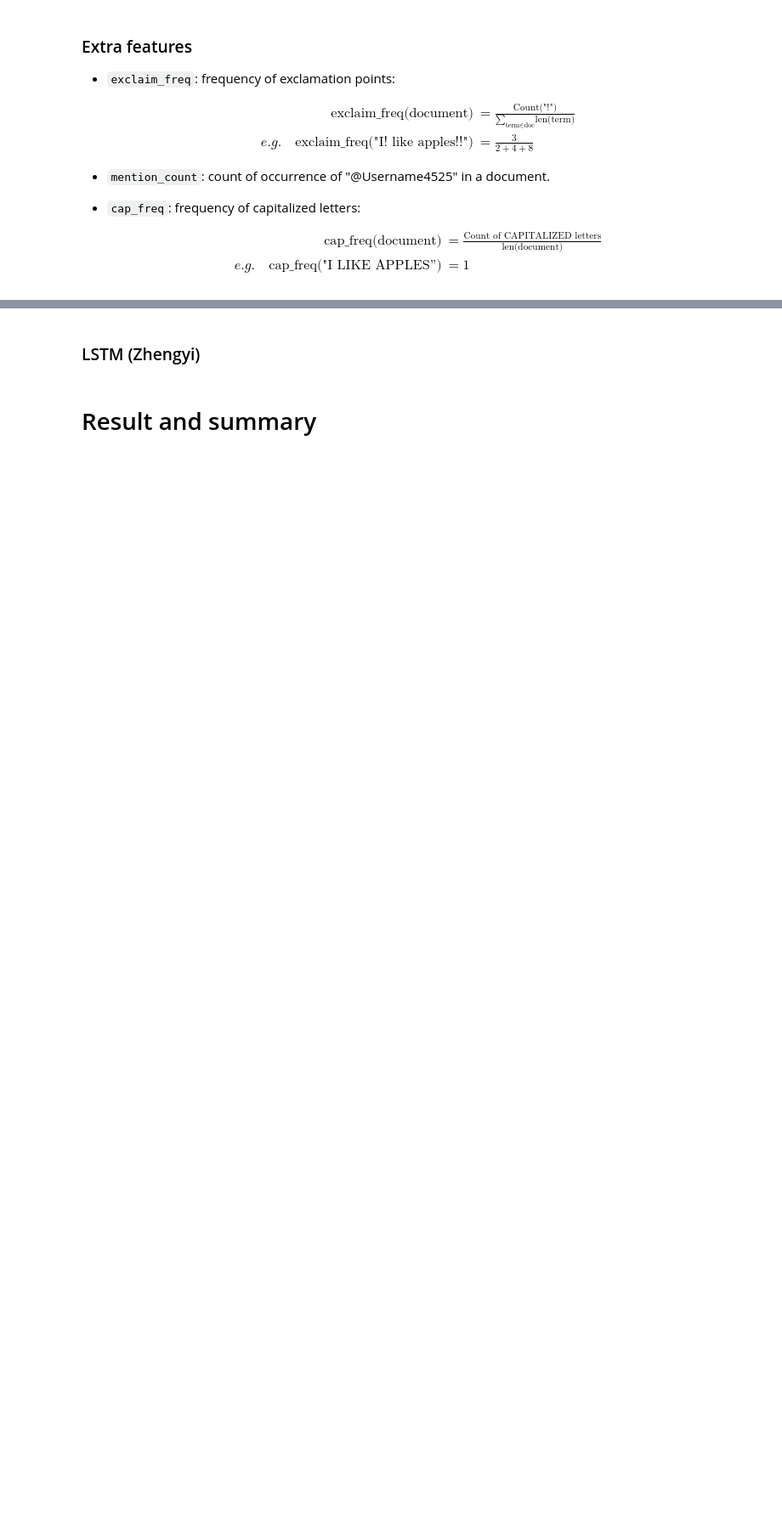
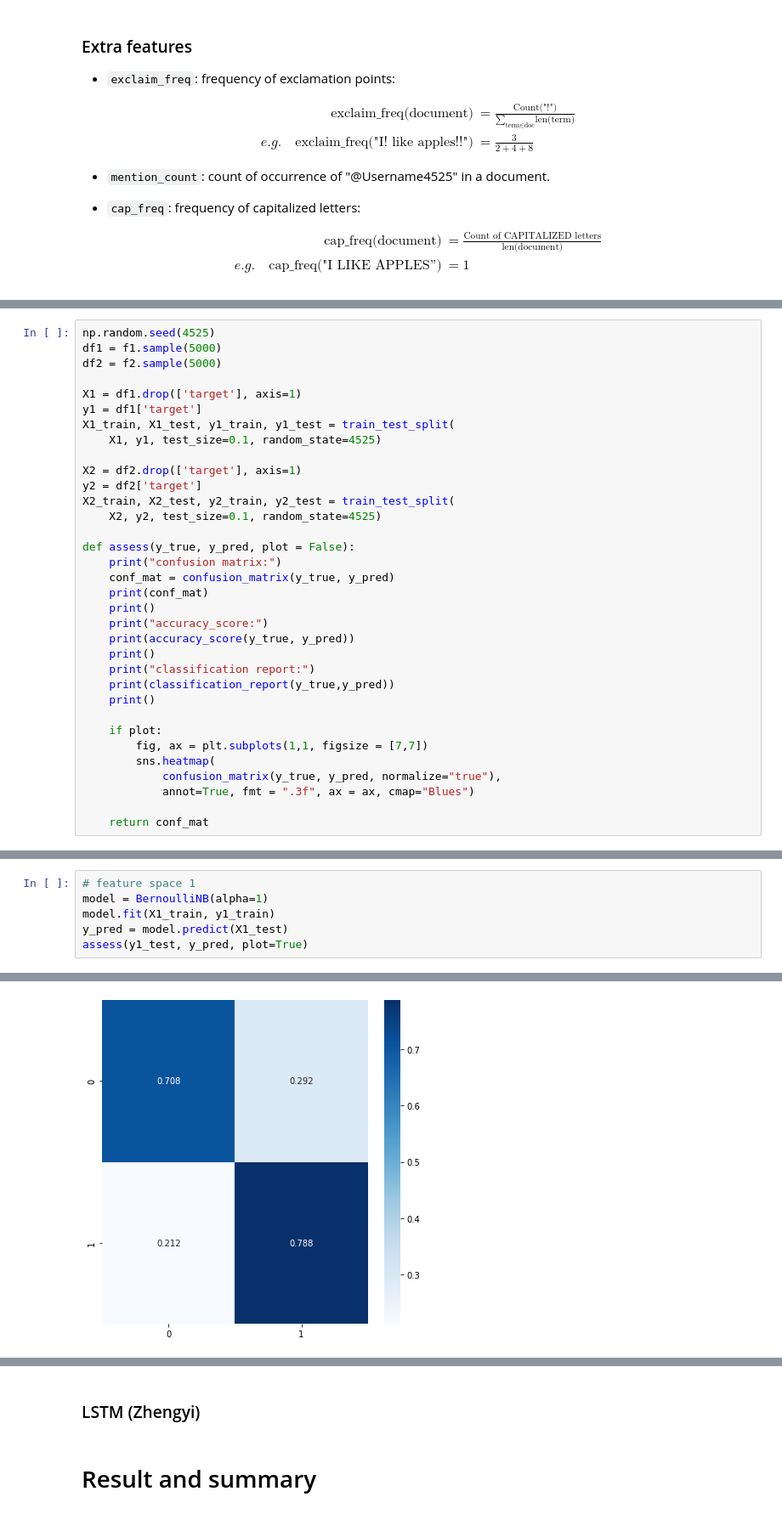
Before and after one commit to rl3279/twitter_sentiment_analysis, a Jupyter notebook: presentation.ipynb, the cells around one changed output, grey strips where cells are left out. Shown at 85% size. Saved outputs shown, nothing was run; the diff lists cells and outputs as text; blank space fills up the shorter version.

Commit message:
Added model demo

```diff
--- a/presentation.ipynb
+++ b/presentation.ipynb
@@ -323 +387,35 @@ e.g.\quad \text{cap_freq("I LIKE APPLES'')}
+# %%
+np.random.seed(4525)
+df1 = f1.sample(5000)
+df2 = f2.sample(5000)
+
+X1 = df1.drop(['target'], axis=1)
+y1 = df1['target']
+X1_train, X1_test, y1_train, y1_test = train_test_split(
+    X1, y1, test_size=0.1, random_state=4525)
+
+X2 = df2.drop(['target'], axis=1)
+y2 = df2['target']
+X2_train, X2_test, y2_train, y2_test = train_test_split(
+    X2, y2, test_size=0.1, random_state=4525)
+
+def assess(y_true, y_pred, plot = False):
+    print("confusion matrix:")
+    conf_mat = confusion_matrix(y_true, y_pred)
+    print(conf_mat)
+    print()
+    print("accuracy_score:")
+    print(accuracy_score(y_true, y_pred))
+    print()
+    print("classification report:")
+    print(classification_report(y_true,y_pred))
+    print()
+
+    if plot:
+        fig, ax = plt.subplots(1,1, figsize = [7,7])
+        sns.heatmap(
+            confusion_matrix(y_true, y_pred, normalize="true"),
+            annot=True, fmt = ".3f", ax = ax, cmap="Blues")
+
+    return conf_mat
 # %% [markdown]
@@ -324,0 +423,7 @@ e.g.\quad \text{cap_freq("I LIKE APPLES'')}
+# %%
+# feature space 1
+model = BernoulliNB(alpha=1)
+model.fit(X1_train, y1_train)
+y_pred = model.predict(X1_test)
+assess(y1_test, y_pred, plot=True)
+# %% [output]
@@ -324,0 +448 @@ e.g.\quad \text{cap_freq("I LIKE APPLES'')}
+[figure, added]
```
Also changed, not shown: parts of 16 cells of this notebook.
